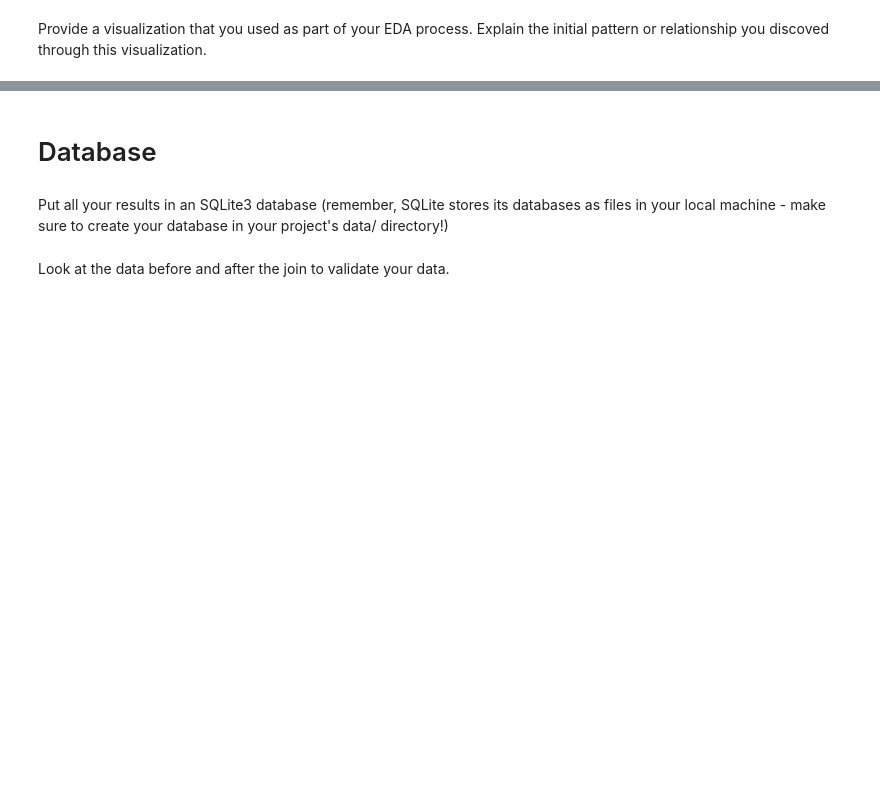
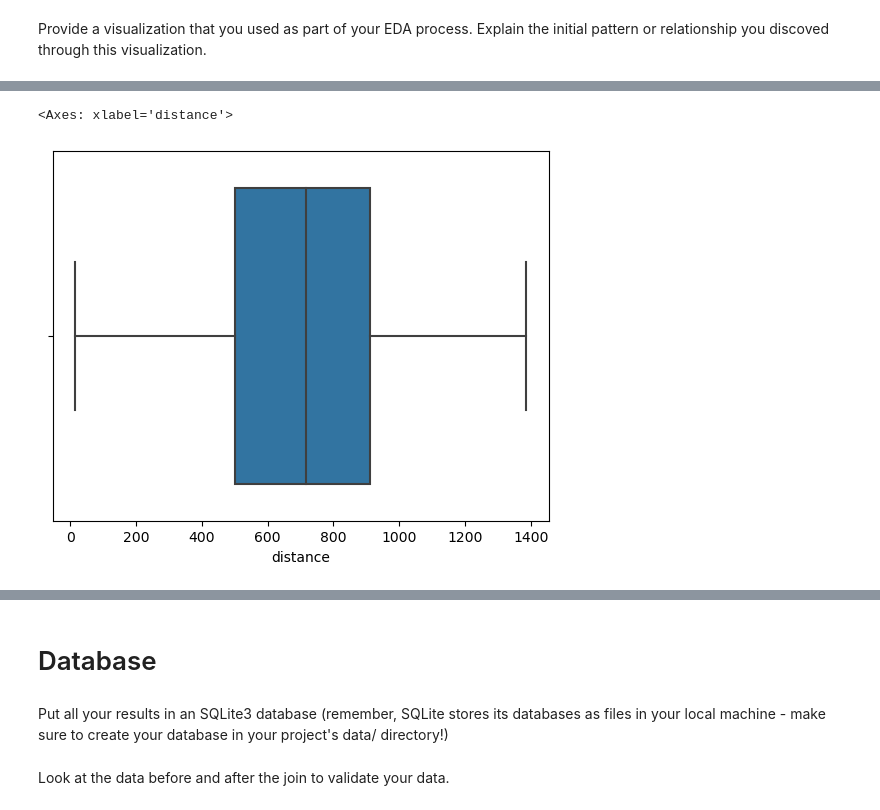
Before and after one commit to SBangarh/Bike-station-and-destination-location, a Jupyter notebook: notebooks/joining_data.ipynb, the cells around one changed output, grey strips where cells are left out. Cells and saved outputs as stored; diff of their text form; code cells hidden in the pictures; blank space fills up the shorter version.

```diff
--- a/notebooks/joining_data.ipynb
+++ b/notebooks/joining_data.ipynb
@@ -14,4 +18,6 @@ cb_foursquare = cb_df_final.merge(foursquare_df_final, how='outer', left_on=['la
 cb_yelp = cb_df_final.merge(yelp_df_final, how='outer', left_on=['latitude', 'longitude'], right_on=['latitude', 'longitude'])
 #combined_df_final = cb_foursquare.merge(yelp_df_final, how='outer', left_on=['latitude', 'longitude', 'name', 'distance'], right_on=['latitude', 'longitude', 'name', 'distance'])
 combined_df_final = pd.concat([cb_foursquare, cb_yelp], ignore_index=True)
-combined_df_final
+
+#drop these columns because not common and will be difficult to replace NaN with appropriate numbers
+combined_df_final = combined_df_final.drop(columns=['popularity', 'total_photos', 'total_tips'])
@@ -33,0 +40,10 @@ Provide a visualization that you used as part of your EDA process. Explain the i
+# %%
+#replace NaN values wjere dtype is float with 0
+#zero because some of the values may be highly dependent on other variables like total photos may be dependednt upon popularity and location(address)
+column_names = ['distance', 'price', 'rating', 'address', 'total_ratings']
+for name in column_names:
+    combined_df_final[name] = combined_df_final[name].fillna(0)
+
+#drop rows where name is not specified, same with free bikes
+combined_df_final = combined_df_final.dropna(subset=['name', 'free_bikes'])
+combined_df_final
@@ -33,0 +76,5 @@ Provide a visualization that you used as part of your EDA process. Explain the i
+# %%
+sns.boxplot(x=combined_df_final['distance'])
+# %% [output]
+<Axes: xlabel='distance'>
+[figure, added]
```
Also changed, not shown: parts of 8 cells of this notebook.
